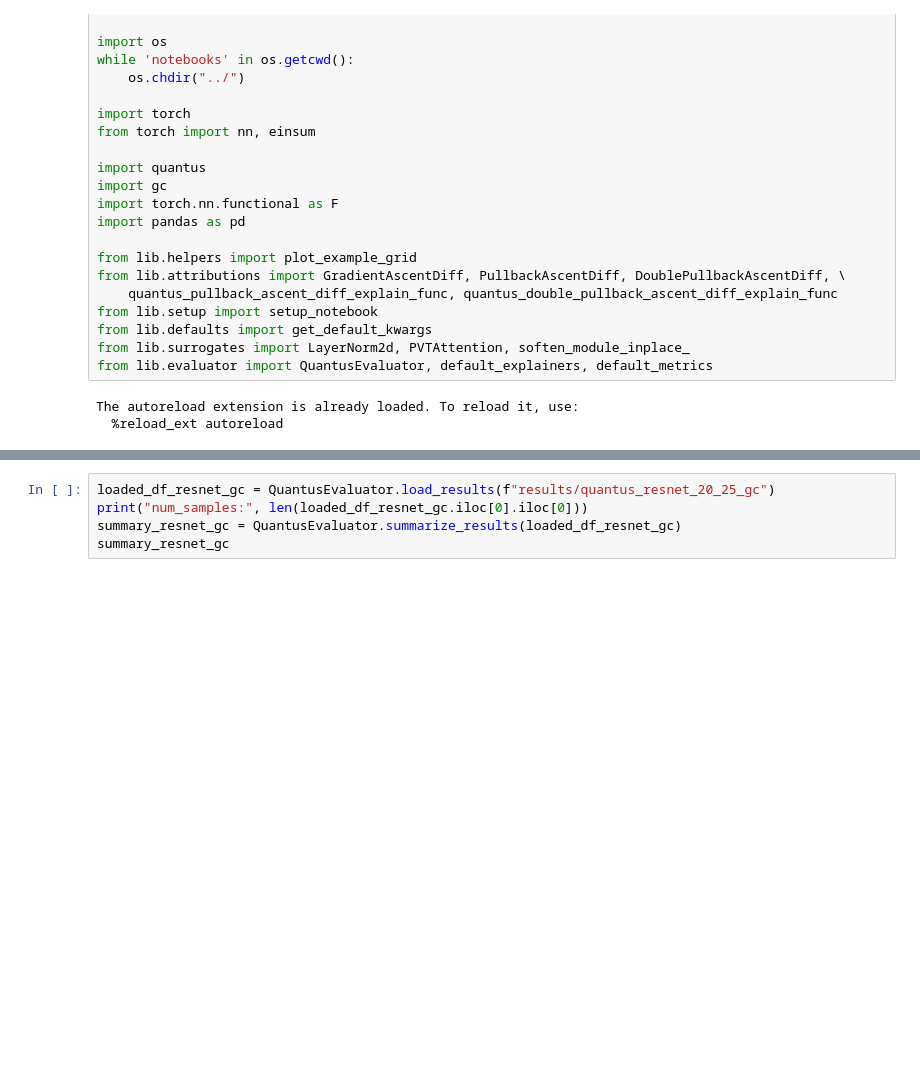
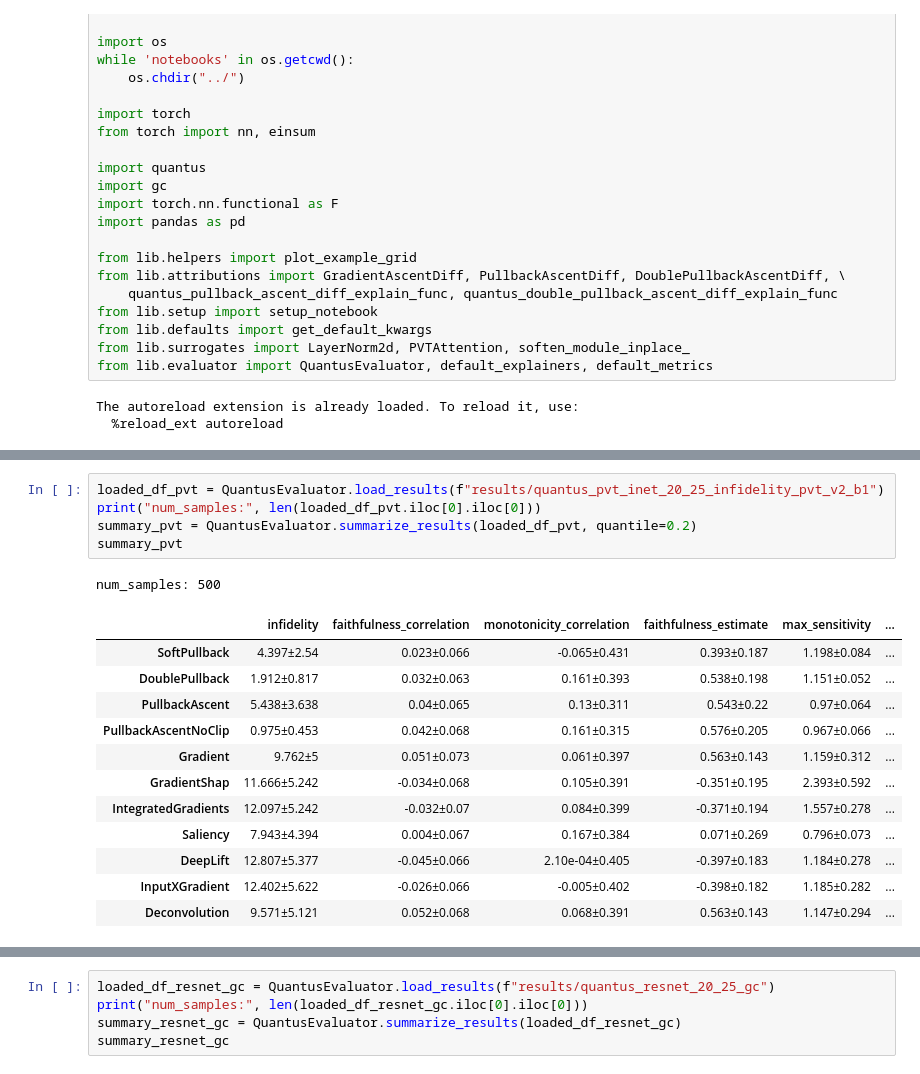
Before and after one commit to 314-Foundation/SemanticPullbacks, a Jupyter notebook: notebooks/verify_results.ipynb, the cells around one changed output, grey strips where cells are left out. Cells and saved outputs as stored; diff of their text form; blank space fills up the shorter version.

```diff
--- a/notebooks/verify_results.ipynb
+++ b/notebooks/verify_results.ipynb
@@ -27,0 +71,19 @@ The autoreload extension is already loaded. To reload it, use:
+# %%
+loaded_df_pvt = QuantusEvaluator.load_results(f"results/quantus_pvt_inet_20_25_infidelity_pvt_v2_b1")
+print("num_samples:", len(loaded_df_pvt.iloc[0].iloc[0]))
+summary_pvt = QuantusEvaluator.summarize_results(loaded_df_pvt, quantile=0.2)
+summary_pvt
+# %% [output]
+num_samples: 500
+|  | infidelity | faithfulness_correlation | monotonicity_correlation | faithfulness_estimate | max_sensitivity | ... |
+| SoftPullback | 4.397±2.54 | 0.023±0.066 | -0.065±0.431 | 0.393±0.187 | 1.198±0.084 | ... |
+| DoublePullback | 1.912±0.817 | 0.032±0.063 | 0.161±0.393 | 0.538±0.198 | 1.151±0.052 | ... |
+| PullbackAscent | 5.438±3.638 | 0.04±0.065 | 0.13±0.311 | 0.543±0.22 | 0.97±0.064 | ... |
+| PullbackAscentNoClip | 0.975±0.453 | 0.042±0.068 | 0.161±0.315 | 0.576±0.205 | 0.967±0.066 | ... |
+| Gradient | 9.762±5 | 0.051±0.073 | 0.061±0.397 | 0.563±0.143 | 1.159±0.312 | ... |
+| GradientShap | 11.666±5.242 | -0.034±0.068 | 0.105±0.391 | -0.351±0.195 | 2.393±0.592 | ... |
+| IntegratedGradients | 12.097±5.242 | -0.032±0.07 | 0.084±0.399 | -0.371±0.194 | 1.557±0.278 | ... |
+| Saliency | 7.943±4.394 | 0.004±0.067 | 0.167±0.384 | 0.071±0.269 | 0.796±0.073 | ... |
+| DeepLift | 12.807±5.377 | -0.045±0.066 | 2.10e-04±0.405 | -0.397±0.183 | 1.184±0.278 | ... |
+| InputXGradient | 12.402±5.622 | -0.026±0.066 | -0.005±0.402 | -0.398±0.182 | 1.185±0.282 | ... |
+| Deconvolution | 9.571±5.121 | 0.052±0.068 | 0.068±0.391 | 0.563±0.143 | 1.147±0.294 | ... |
```
Also changed, not shown: parts of 5 cells of this notebook, 6 other files.
